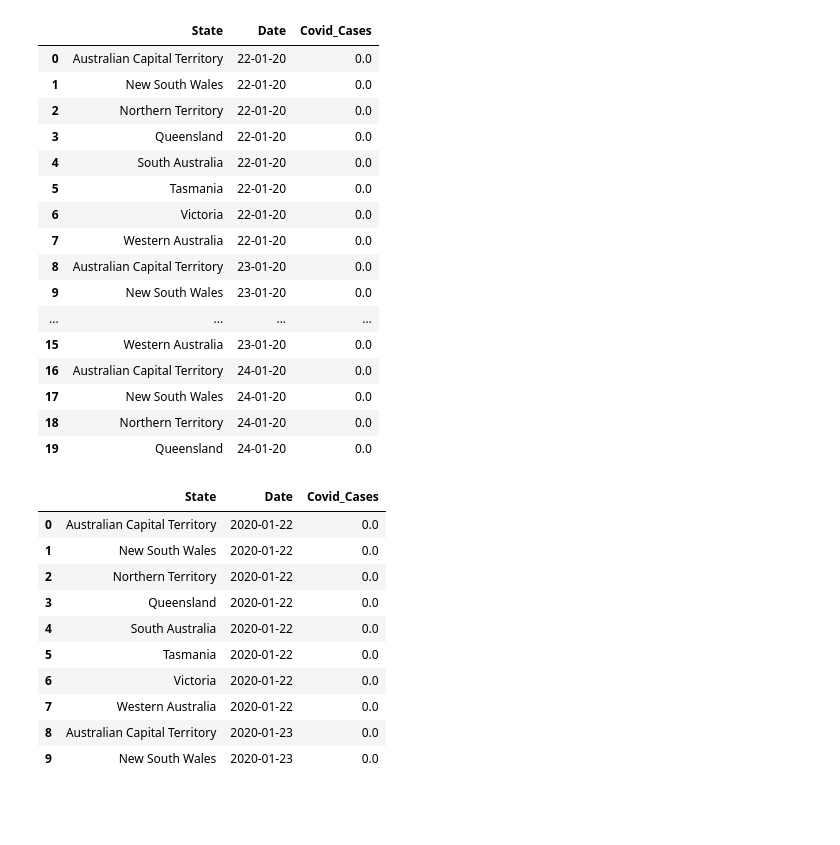
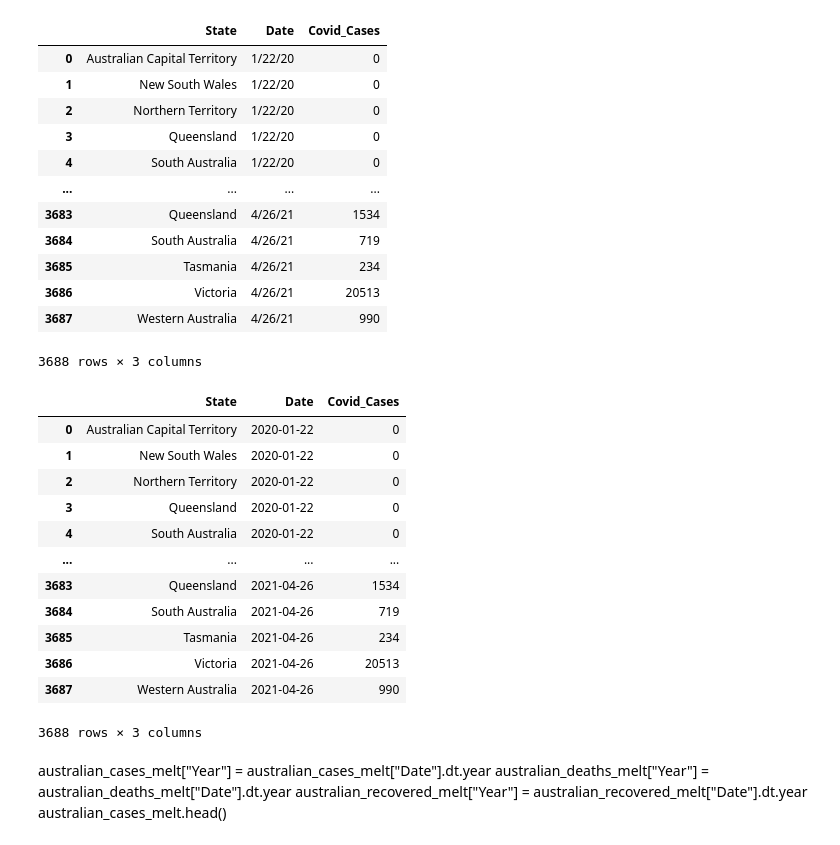
Before and after one commit to rfcamo/group5project, a Jupyter notebook: Covid Data Clean.ipynb, the cells around one changed output. Cells and saved outputs as stored; diff of their text form; code cells hidden in the pictures; blank space fills up the shorter version.

```diff
--- a/Covid Data Clean.ipynb
+++ b/Covid Data Clean.ipynb
@@ -2,7 +2,7 @@
 import pandas as pd
 #retrieving data
 # %%
-cases_data = "Resources/time_series_covid19_confirmed_global_metricdate.csv"
+cases_data = "Resources/time_series_covid19_confirmed_global.csv"
 cases_data = pd.DataFrame(pd.read_csv(cases_data))
 deaths_data = "Resources/time_series_covid19_deaths_global_metricdate.csv"
 deaths_data = pd.DataFrame(pd.read_csv(deaths_data))
@@ -72,9 +58,11 @@ precovid_data.head(10)
 # %%
-australian_cases = australian_cases.append(precovid_data)
-australian_cases = australian_cases.fillna(0).drop_duplicates(subset = "State")
-australian_deaths = australian_deaths.append(precovid_data)
-australian_deaths = australian_deaths.fillna(0).drop_duplicates(subset = "State")
-australian_recovered = australian_recovered.append(precovid_data)
-australian_recovered = australian_recovered.fillna(0).drop_duplicates(subset = "State")
+#xx = pd.merge(precovid_data, australian_cases, how="left", on=["State","State"])
 
-australian_cases
+#australian_cases = australian_cases.append(precovid_data)
+#australian_cases = australian_cases.fillna(0).drop_duplicates(subset = "State")
+#australian_deaths = australian_deaths.append(precovid_data)
+#australian_deaths = australian_deaths.fillna(0).drop_duplicates(subset = "State")
+#australian_recovered = australian_recovered.append(precovid_data)
+#australian_recovered = australian_recovered.fillna(0).drop_duplicates(subset = "State")
+
+#xx
@@ -92,44 +69,48 @@ australian_cases
 # %%
+
 australian_cases_melt = australian_cases.melt(id_vars=["State"],
                      var_name ="Date", value_name="Covid_Cases")
 australian_deaths_melt = australian_deaths.melt(id_vars=["State"],
                      var_name ="Date", value_name="Covid_Cases")
 australian_recovered_melt = australian_recovered.melt(id_vars=["State"],
                      var_name ="Date", value_name="Covid_Cases")
-australian_cases_melt.head(20)
+australian_cases_melt
 # %% [output]
 |  | State | Date | Covid_Cases |
-| 0 | Australian Capital Territory | 22-01-20 | 0.0 |
-| 1 | New South Wales | 22-01-20 | 0.0 |
-| 2 | Northern Territory | 22-01-20 | 0.0 |
-| 3 | Queensland | 22-01-20 | 0.0 |
-| 4 | South Australia | 22-01-20 | 0.0 |
-| 5 | Tasmania | 22-01-20 | 0.0 |
-| 6 | Victoria | 22-01-20 | 0.0 |
-| 7 | Western Australia | 22-01-20 | 0.0 |
-| 8 | Australian Capital Territory | 23-01-20 | 0.0 |
-| 9 | New South Wales | 23-01-20 | 0.0 |
+| 0 | Australian Capital Territory | 1/22/20 | 0 |
+| 1 | New South Wales | 1/22/20 | 0 |
+| 2 | Northern Territory | 1/22/20 | 0 |
+| 3 | Queensland | 1/22/20 | 0 |
+| 4 | South Australia | 1/22/20 | 0 |
 | ... | ... | ... | ... |
-| 15 | Western Australia | 23-01-20 | 0.0 |
-| 16 | Australian Capital Territory | 24-01-20 | 0.0 |
-| 17 | New South Wales | 24-01-20 | 0.0 |
-| 18 | Northern Territory | 24-01-20 | 0.0 |
-| 19 | Queensland | 24-01-20 | 0.0 |
+| 3683 | Queensland | 4/26/21 | 1534 |
+| 3684 | South Australia | 4/26/21 | 719 |
+| 3685 | Tasmania | 4/26/21 | 234 |
+| 3686 | Victoria | 4/26/21 | 20513 |
+| 3687 | Western Australia | 4/26/21 | 990 |
+3688 rows × 3 columns
 # %%
 australian_cases_melt["Date"] = pd.to_datetime(australian_cases_melt["Date"], errors='coerce')
 australian_deaths_melt["Date"] = pd.to_datetime(australian_deaths_melt["Date"],errors='coerce')
 australian_recovered_melt["Date"] = pd.to_datetime(australian_recovered_melt["Date"],errors='coerce')
 # %%
-australian_cases_melt.head(10)
+australian_cases_melt
 # %% [output]
 |  | State | Date | Covid_Cases |
-| 0 | Australian Capital Territory | 2020-01-22 | 0.0 |
-| 1 | New South Wales | 2020-01-22 | 0.0 |
-| 2 | Northern Territory | 2020-01-22 | 0.0 |
-| 3 | Queensland | 2020-01-22 | 0.0 |
-| 4 | South Australia | 2020-01-22 | 0.0 |
-| 5 | Tasmania | 2020-01-22 | 0.0 |
-| 6 | Victoria | 2020-01-22 | 0.0 |
-| 7 | Western Australia | 2020-01-22 | 0.0 |
-| 8 | Australian Capital Territory | 2020-01-23 | 0.0 |
-| 9 | New South Wales | 2020-01-23 | 0.0 |
+| 0 | Australian Capital Territory | 2020-01-22 | 0 |
+| 1 | New South Wales | 2020-01-22 | 0 |
+| 2 | Northern Territory | 2020-01-22 | 0 |
+| 3 | Queensland | 2020-01-22 | 0 |
+| 4 | South Australia | 2020-01-22 | 0 |
+| ... | ... | ... | ... |
+| 3683 | Queensland | 2021-04-26 | 1534 |
+| 3684 | South Australia | 2021-04-26 | 719 |
+| 3685 | Tasmania | 2021-04-26 | 234 |
+| 3686 | Victoria | 2021-04-26 | 20513 |
+| 3687 | Western Australia | 2021-04-26 | 990 |
+3688 rows × 3 columns
+# %% [markdown]
+australian_cases_melt["Year"] = australian_cases_melt["Date"].dt.year
+australian_deaths_melt["Year"] = australian_deaths_melt["Date"].dt.year
+australian_recovered_melt["Year"] = australian_recovered_melt["Date"].dt.year
+australian_cases_melt.head()
```
Also changed, not shown: parts of 37 cells of this notebook, 3 other files.
